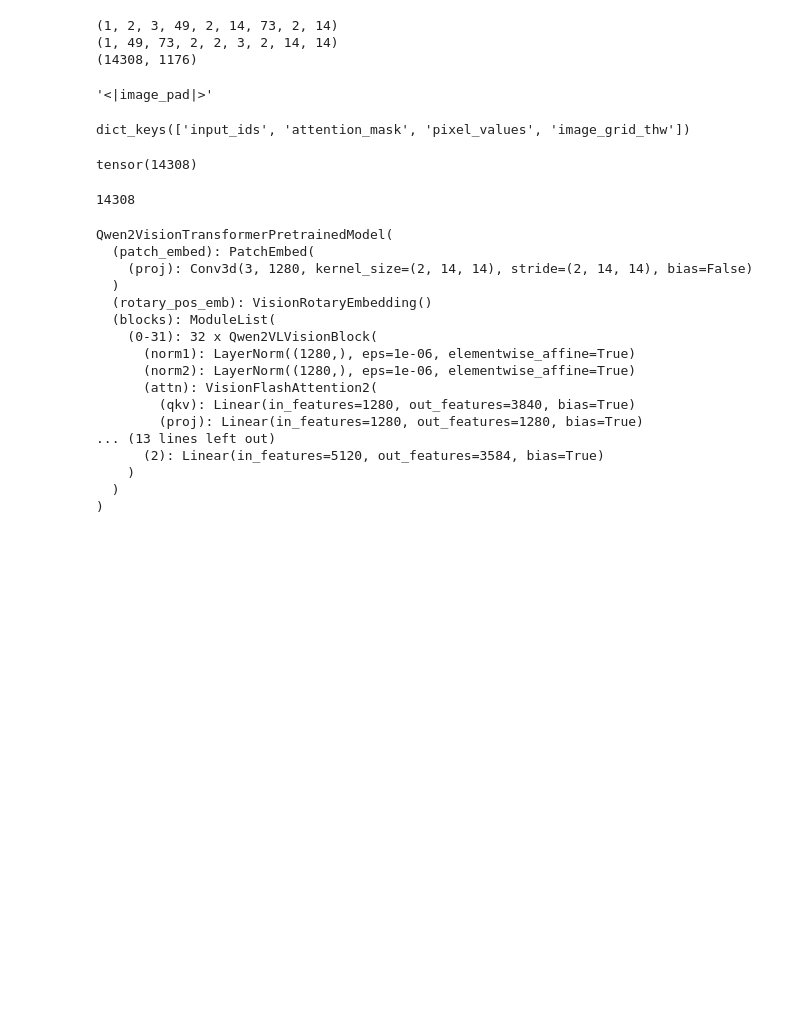
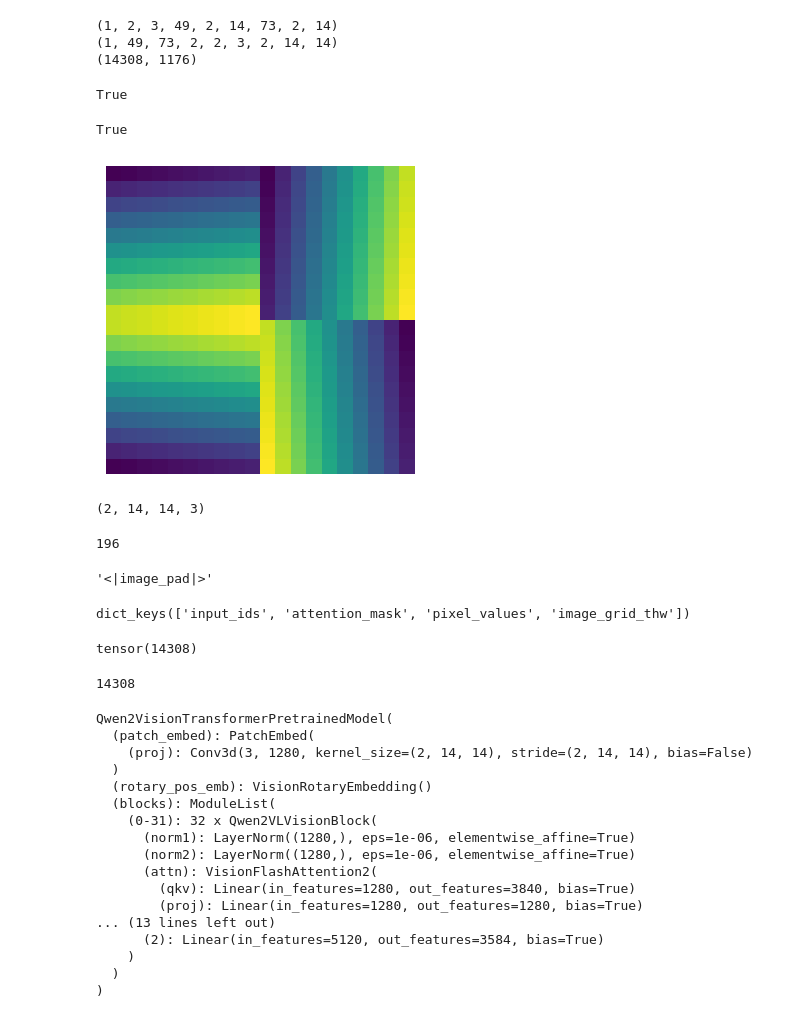
Before and after one commit to tatami-galaxy/vlm-interp, a Jupyter notebook: experiments/notebooks/qwen/qwen_tokens_to_image.ipynb, the cells around one changed output. Drawn from its saved outputs; the diff is of its cells as text; code cells hidden in the pictures; blank space fills up the shorter version.

```diff
--- a/experiments/notebooks/qwen/qwen_tokens_to_image.ipynb
+++ b/experiments/notebooks/qwen/qwen_tokens_to_image.ipynb
@@ -106,5 +111,49 @@ print(flatten_patches.shape)
 
 # hidden states have 3577 image token embeddings
+# %%
+1372*2044 == (98*14) * (146*14)
+# %% [output]
+True
+# %%
+14308 * 1280 == 3577 * 5120
+# %% [output]
+True
+# %%
+import matplotlib.pyplot as plt
+import numpy as np
+
+from mpl_toolkits.axes_grid1 import ImageGrid
+
+im1 = np.arange(100).reshape((10, 10))
+im2 = im1.T
+im3 = np.flipud(im1)
+im4 = np.fliplr(im2)
+
+fig = plt.figure(figsize=(4., 4.))
+grid = ImageGrid(fig, 111,  # similar to subplot(111)
+                 nrows_ncols=(2, 2),  # creates 2x2 grid of Axes
+                 axes_pad=0.0,  # pad between Axes in inch.
+                 )
+
+for ax, im in zip(grid, [im1, im2, im3, im4]):
+    # Iterating over the grid returns the Axes.
+    ax.set_axis_off()
+    ax.imshow(im)
+
+plt.show()
+# %% [output]
+[figure, added]
+# %%
+# (grid_t * grid_h * grid_w) = 14308, (channel * temporal_patch_size * patch_size * patch_size) = 1176
+
+a = np.random.rand(14308, 1176)
+a[0].reshape((2,3,14,-1)).transpose(0,2,3,1).shape
+# %% [output]
+(2, 14, 14, 3)
+# %%
+14*14
+# %% [output]
+196
 # %%
 # llava image inputs -> channel x height x wdith (3, 336, 336)
 # image to embeddings :
```
Also changed, not shown: parts of 3 cells of this notebook.
